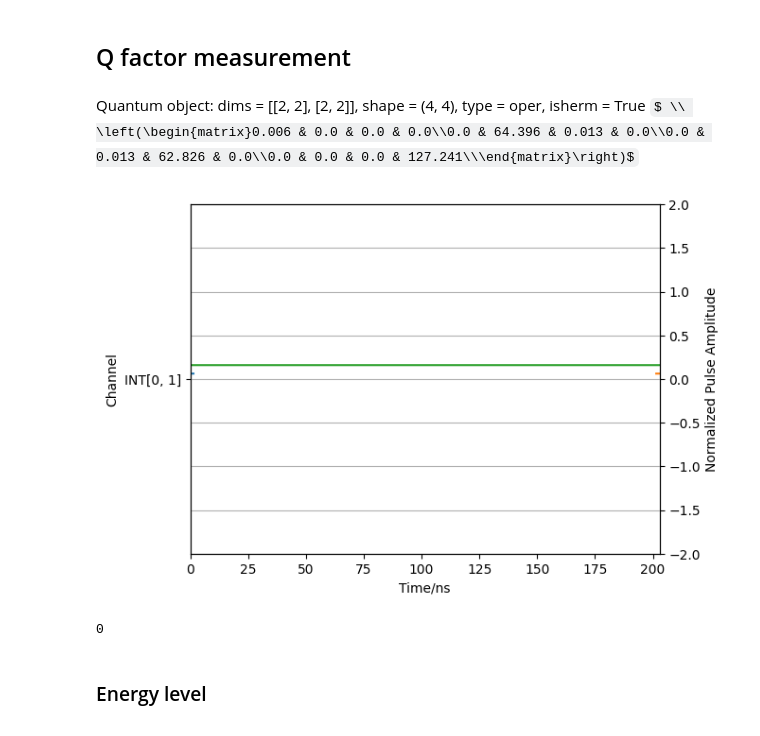
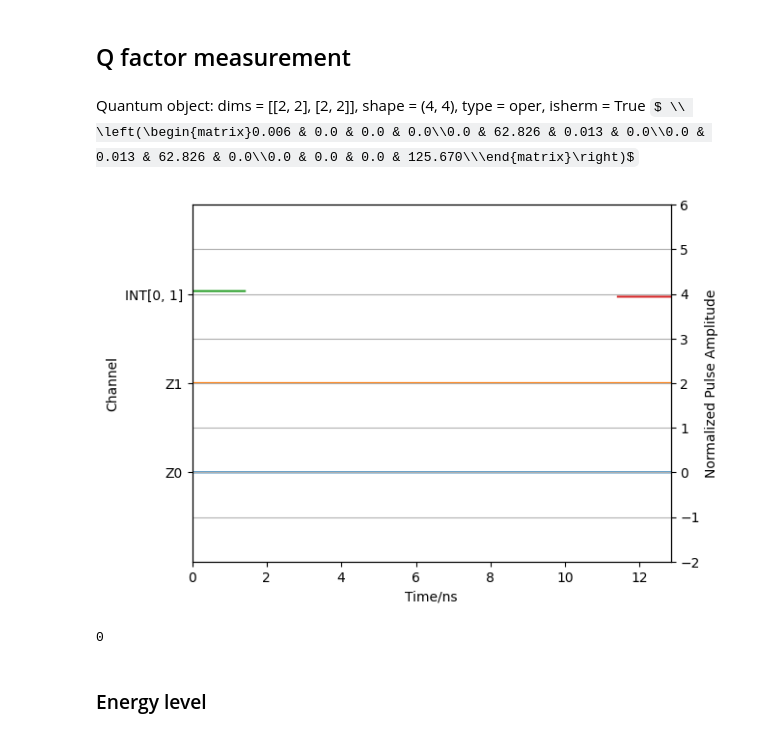
Before and after one commit to RunawayFancy/QuSim, a Jupyter notebook: Tutorial/arb_qubit_tutorial/ST0_qubit/CZ_ST0_pure.ipynb, the cells around one changed output. Drawn from its saved outputs; the diff is of its cells as text; code cells hidden in the pictures; some formulas as TeX source.

```diff
--- a/Tutorial/arb_qubit_tutorial/ST0_qubit/CZ_ST0_pure.ipynb
+++ b/Tutorial/arb_qubit_tutorial/ST0_qubit/CZ_ST0_pure.ipynb
@@ -1361,9 +1370,9 @@ inter_list = [
 ]
 
 r_dic = {
-    "r12": 4e-3,
-    "r23": 4e-3,
-    "r34": 4e-3
+    "r12": 1e-3,
+    "r23": 1e-3,
+    "r34": 1e-3
 }
 r = tools.r2matrix(r_dic, freq_list) # Coupling strength
 
@@ -1430,8 +1439,18 @@ state_1110, E_1110, _= _system_arb1.get_eigenstates_energy((1,1,1,0))
 
 state_1111, E_1111, _= _system_arb1.get_eigenstates_energy((1,1,1,1))
 
-repeat_time = 200
-bisa_amp = 11.128e-3; t_width = 40
+state_ud = Qobj(np.array([0,0,1,0]), dims = [[2, 2], [1, 1]], shape = (4, 1), type = ket)
+state_du = Qobj(np.array([0,1,0,0]), dims = [[2, 2], [1, 1]], shape = (4, 1), type = ket)
+
+state_dudu = tensor(state_du,state_du)
+state_duud = tensor(state_du,state_ud)
+state_uddu = tensor(state_ud,state_du)
+state_udud = tensor(state_ud,state_ud)
+
+
+repeat_time = 1000
+bisa_amp = 5.152e-3# 11.128e-3;
+t_width = 35
 
 _system_arb1.H
 # %% [output]
@@ -1722,7 +1756,7 @@ plt.show()
 # %%
 freq_list = [ # GHz
     [0, 10],
-    [0, 10.25]
+    [0, 10]
 ]
 
 inter_list = [
@@ -1786,7 +1820,7 @@ bias_list = [ # Default, Z00 = 0
 ]
 
 gamma_list = [{"z":1/50}, {"z": 1/50}]
-gamma_list = None
+# gamma_list = None
 
 _system_arb1 = aqs.arb_qubit_system(freq_list, inter_list, extra_list=extra_list, r =r, driving_list=driving_list, bias_list=bias_list, gamma_list=gamma_list)
 
@@ -1808,25 +1842,16 @@ state_T0 = (state_ud+state_du)/np.sqrt(2)
 
 _system_arb1.H
 # %% [output]
-Quantum object: dims = [[2, 2], [2, 2]], shape = (4, 4), type = oper, isherm = True $ \\ \left(\begin{matrix}0.006 & 0.0 & 0.0 & 0.0\\0.0 & 64.396 & 0.013 & 0.0\\0.0 & 0.013 & 62.826 & 0.0\\0.0 & 0.0 & 0.0 & 127.241\\\end{matrix}\right)$
+Quantum object: dims = [[2, 2], [2, 2]], shape = (4, 4), type = oper, isherm = True $ \\ \left(\begin{matrix}0.006 & 0.0 & 0.0 & 0.0\\0.0 & 62.826 & 0.013 & 0.0\\0.0 & 0.013 & 62.826 & 0.0\\0.0 & 0.0 & 0.0 & 125.670\\\end{matrix}\right)$
 # %%
-half_pi_gt = np.sqrt(2); tau_d=200
-bisa_amp = 61.5e-3; t_width = tau_d + 2*half_pi_gt
+half_pi_gt = np.sqrt(2); tau_d=10
+bisa_amp = 61.5e-3; t_width = tau_d + half_pi_gt*2
 
 simulation_option = {
     "simulation_time": t_width, # ns
     "simulation_step": 50000,
-    "initial_state": [state_10, state_01] # Do multiple simulation
+    "initial_state": [state_ud] # Do multiple simulation
 }
-
-# noise_chan3 = [
-#     {
-#     'type': '1/f',
-#     'switch': 'on',
-#     'scale': 0.002,
-#     'alpha': 1.2,
-#     }
-# ]
 
 pulse_sequence = [
     {
@@ -1837,41 +1862,53 @@ pulse_sequence = [
         't_width': half_pi_gt, # unit in ns
         't_plateau':0, # unit in ns
         'freq': 0, # unit in GHz; Z pulse does not use it
         'phase': 0, # unit in rad; Z pulse does not use it
-        'amplitude': bisa_amp,#-3.5e-3, # bisa_amp, # XY: Rabi freq; Z: biased frequency
+        'amplitude': bisa_amp+1e-3,#-3.5e-3, # bisa_amp, # XY: Rabi freq; Z: biased frequency
         'q_index': [0,1]
     },
     {
         'pulse_index': 1, # [m,n] represents $\Omega_{mn}$
         'type': "INT",
         'pulse_shape': "square",
-        't_delay': half_pi_gt + tau_d, # unit in ns
+        't_delay': tau_d+half_pi_gt, # unit in ns
         't_width': half_pi_gt, # unit in ns
         't_plateau':0, # unit in ns
         'freq': 0, # unit in GHz; Z pulse does not use it
         'phase': 0, # unit in rad; Z pulse does not use it
-        'amplitude': bisa_amp,#-3.5e-3, # bisa_amp, # XY: Rabi freq; Z: biased frequency
+        'amplitude': -bisa_amp-1e-3,#-3.5e-3, # bisa_amp, # XY: Rabi freq; Z: biased frequency
         'q_index': [0,1]
     },
     { # Base line J23
-        'pulse_index': 3,
-        'type': "INT",
+        'pulse_index': 4,
+        'type': 'Z',
         "pulse_shape": "square",
         't_delay': 0, # unit in ns
         't_width': 0, # unit in ns
         't_plateau':simulation_option['simulation_time'], # unit in ns
         'freq': 0, # unit in GHz; Z pulse does not use it
         'phase': 0, # unit in rad; Z pulse does not use it
-        'amplitude': np.random.normal(0, 90e-3),#j23_d*1e-3, # XY: Rabi freq; Z: biased frequency
-        'q_index': [0,1],
+        'amplitude': np.random.normal(0, 0.22e-3),#j23_d*1e-3, # XY: Rabi freq; Z: biased frequency
+        'q_index': 0
+    },
+    { # Base line J23
+        'pulse_index': 5,
+        'type': 'Z',
+        "pulse_shape": "square",
+        't_delay': 0, # unit in ns
+        't_width': 0, # unit in ns
+        't_plateau':simulation_option['simulation_time'], # unit in ns
+        'freq': 0, # unit in GHz; Z pulse does not use it
+        'phase': 0, # unit in rad; Z pulse does not use it
+        'amplitude': np.random.normal(0, 0.22e-3),#j23_d*1e-3, # XY: Rabi freq; Z: biased frequency
+        'q_index': 1
     }
 ]
 
 %matplotlib inline
 ## Notice that the all pulses'  amplitude are rescaled by a factor 1/1.2
 pl.plot_pulse_sequence(pulse_sequence, simulation_option)
 # %% [output]
-[figure, old version]
+[figure, new version]
 0
 # %% [markdown]
 ### Energy level
```
Also changed, not shown: parts of 43 cells of this notebook, 21 other files.
